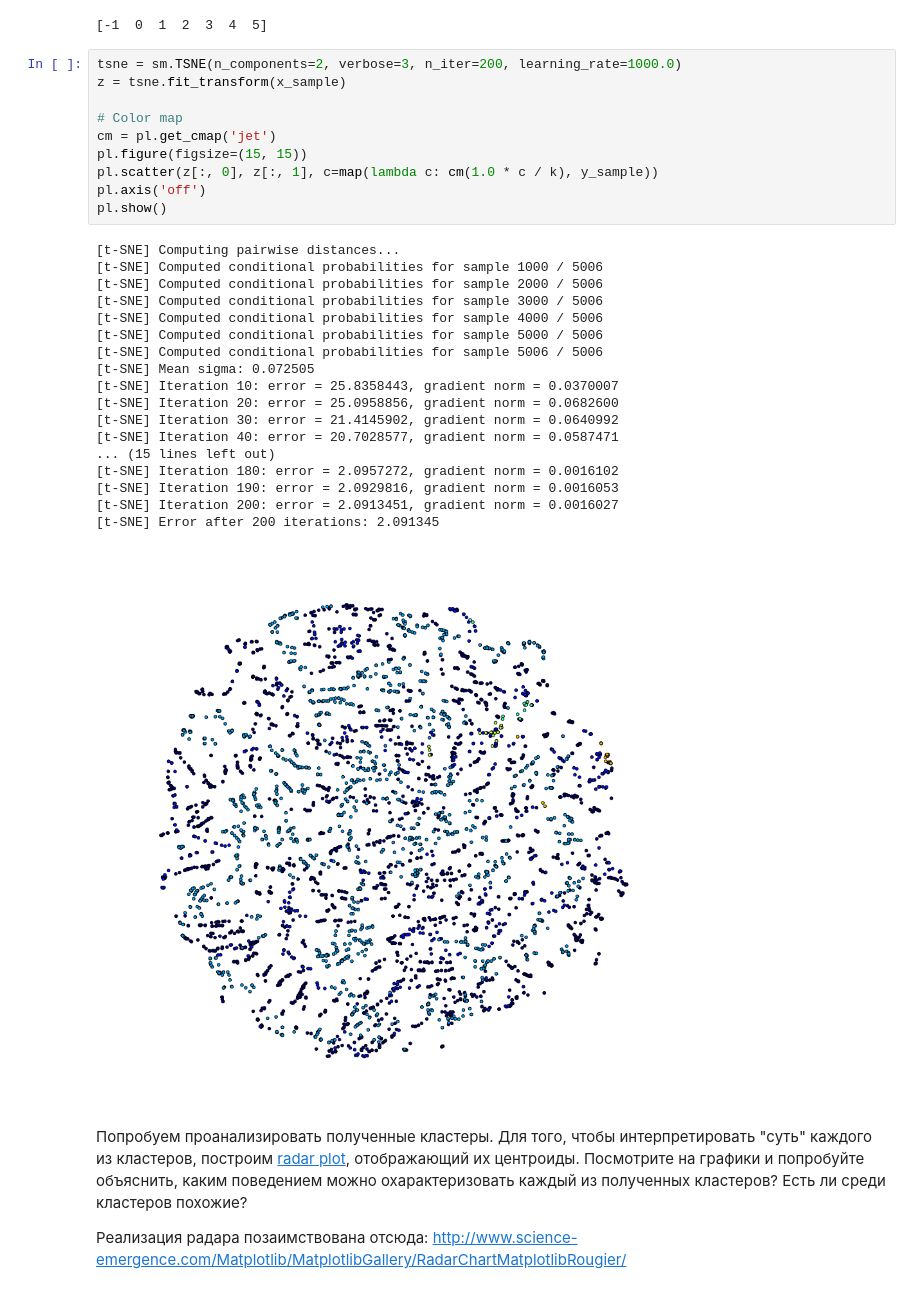
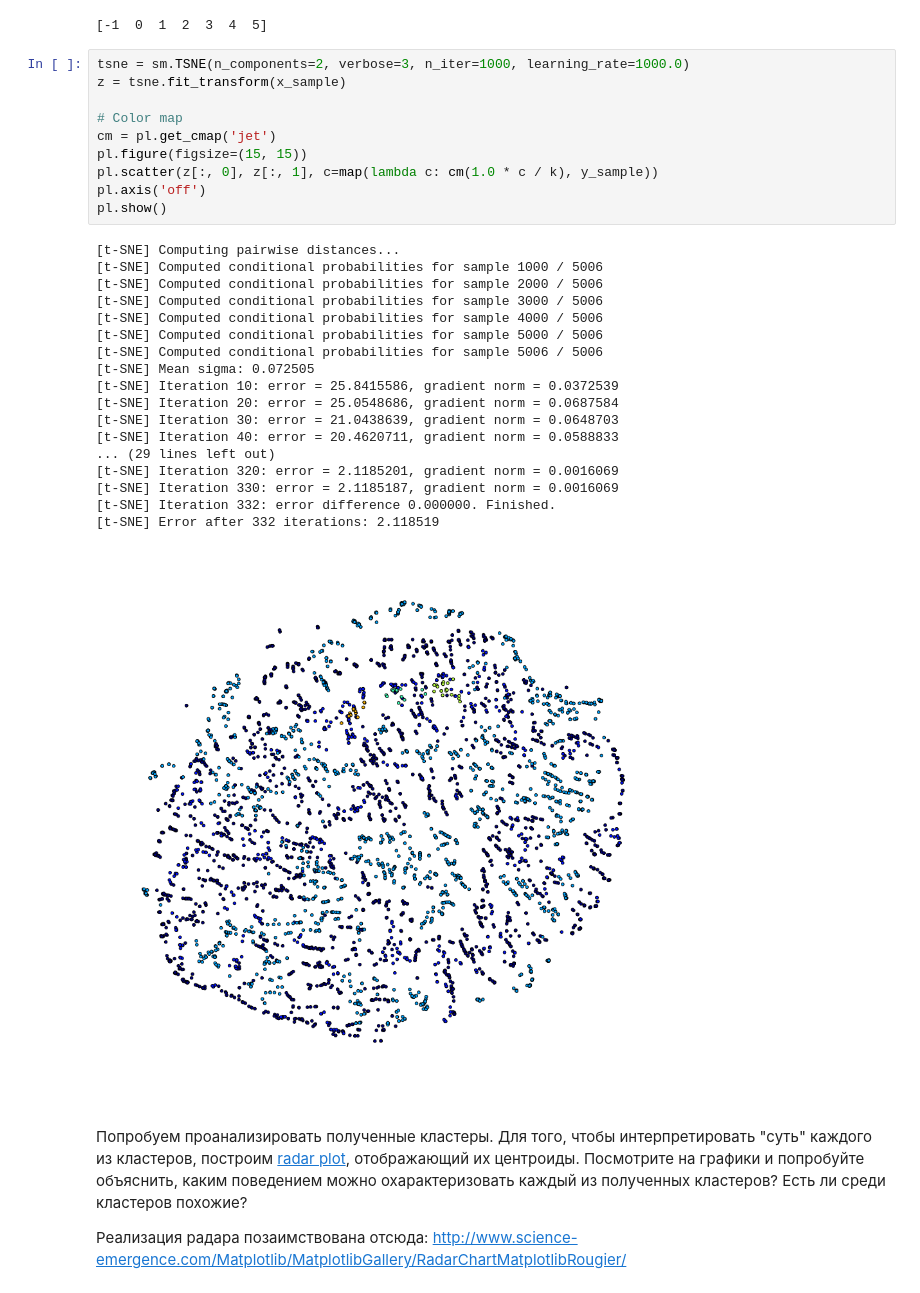
Before and after one commit to dmitrypenzar1996/dm1, a Jupyter notebook: prac3/homework-3-st.ipynb, the cells around one changed output. Drawn from its saved outputs; the diff is of its cells as text.

Commit message:
Increase maxNum of iterations for TSNE

```diff
--- a/prac3/homework-3-st.ipynb
+++ b/prac3/homework-3-st.ipynb
@@ -413,34 +413,34 @@ y_sample = np.concatenate([z[1] for z in chList], axis = 0)
 # %% [output]
 [-1  0  1  2  3  4  5]
 # %%
-tsne = sm.TSNE(n_components=2, verbose=3, n_iter=200, learning_rate=1000.0)
+tsne = sm.TSNE(n_components=2, verbose=3, n_iter=1000, learning_rate=1000.0)
 z = tsne.fit_transform(x_sample)
 
 # Color map
 cm = pl.get_cmap('jet')
 pl.figure(figsize=(15, 15))
 pl.scatter(z[:, 0], z[:, 1], c=map(lambda c: cm(1.0 * c / k), y_sample))
 pl.axis('off')
 pl.show()
 # %% [output]
 [t-SNE] Computing pairwise distances...
 [t-SNE] Computed conditional probabilities for sample 1000 / 5006
 [t-SNE] Computed conditional probabilities for sample 2000 / 5006
 [t-SNE] Computed conditional probabilities for sample 3000 / 5006
 [t-SNE] Computed conditional probabilities for sample 4000 / 5006
 [t-SNE] Computed conditional probabilities for sample 5000 / 5006
 [t-SNE] Computed conditional probabilities for sample 5006 / 5006
 [t-SNE] Mean sigma: 0.072505
-[t-SNE] Iteration 10: error = 25.8358443, gradient norm = 0.0370007
-[t-SNE] Iteration 20: error = 25.0958856, gradient norm = 0.0682600
-[t-SNE] Iteration 30: error = 21.4145902, gradient norm = 0.0640992
-[t-SNE] Iteration 40: error = 20.7028577, gradient norm = 0.0587471
-... (15 lines left out)
-[t-SNE] Iteration 180: error = 2.0957272, gradient norm = 0.0016102
-[t-SNE] Iteration 190: error = 2.0929816, gradient norm = 0.0016053
-[t-SNE] Iteration 200: error = 2.0913451, gradient norm = 0.0016027
-[t-SNE] Error after 200 iterations: 2.091345
+[t-SNE] Iteration 10: error = 25.8415586, gradient norm = 0.0372539
+[t-SNE] Iteration 20: error = 25.0548686, gradient norm = 0.0687584
+[t-SNE] Iteration 30: error = 21.0438639, gradient norm = 0.0648703
+[t-SNE] Iteration 40: error = 20.4620711, gradient norm = 0.0588833
+... (29 lines left out)
+[t-SNE] Iteration 320: error = 2.1185201, gradient norm = 0.0016069
+[t-SNE] Iteration 330: error = 2.1185187, gradient norm = 0.0016069
+[t-SNE] Iteration 332: error difference 0.000000. Finished.
+[t-SNE] Error after 332 iterations: 2.118519
-[figure, old version]
+[figure, new version]
 # %% [markdown]
 Попробуем проанализировать полученные кластеры. Для того, чтобы интерпретировать "суть" каждого из кластеров, построим [radar plot](http://www.wikiwand.com/en/Radar_chart), отображающий их центроиды. Посмотрите на графики и попробуйте объяснить, каким поведением можно охарактеризовать каждый из полученных кластеров? Есть ли среди кластеров похожие?
 
```
